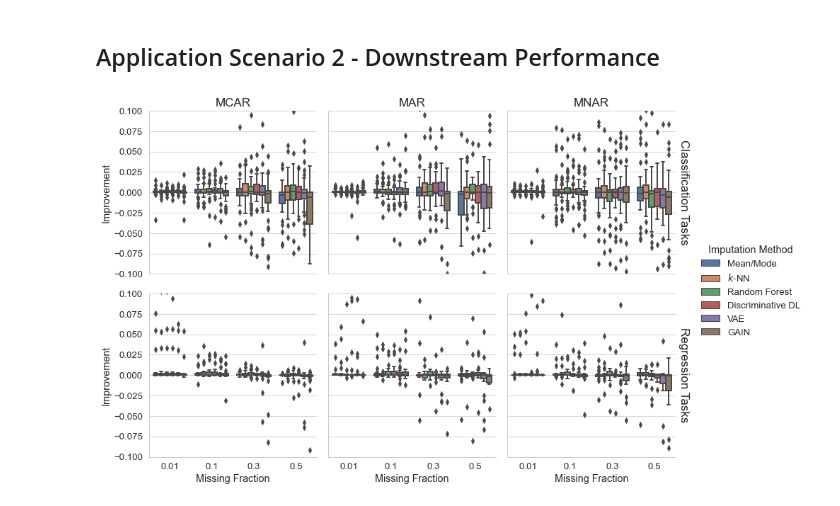
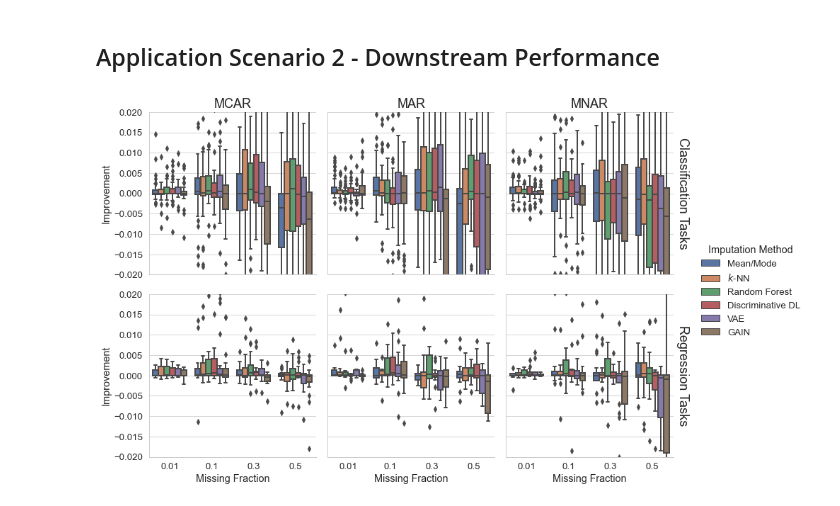
Before and after one commit to se-jaeger/data-imputation-paper, a Jupyter notebook: notebooks/results_downstream_corrupted.ipynb, the cells around one changed output. Drawn from its saved outputs; the diff is of its cells as text; code cells hidden in the pictures.

Commit message:
Plot updates

```diff
--- a/notebooks/results_downstream_corrupted.ipynb
+++ b/notebooks/results_downstream_corrupted.ipynb
@@ -189,12 +189,12 @@ downstream_results
 # %%
 draw_cat_box_plot(
     downstream_results,
     "Improvement",
-    (-0.1, 0.1),
+    (-0.02, 0.02),
     FIGURES_PATH,
     "corrupted_downstream_boxplot.eps",
     hue_order=list(rename_imputer_dict.values()),
     row_order=list(rename_metric_dict.values())
 )
 # %% [output]
-[figure, old version]
+[figure, new version]
```
Also changed, not shown: parts of 2 cells of this notebook, 7 other files.
